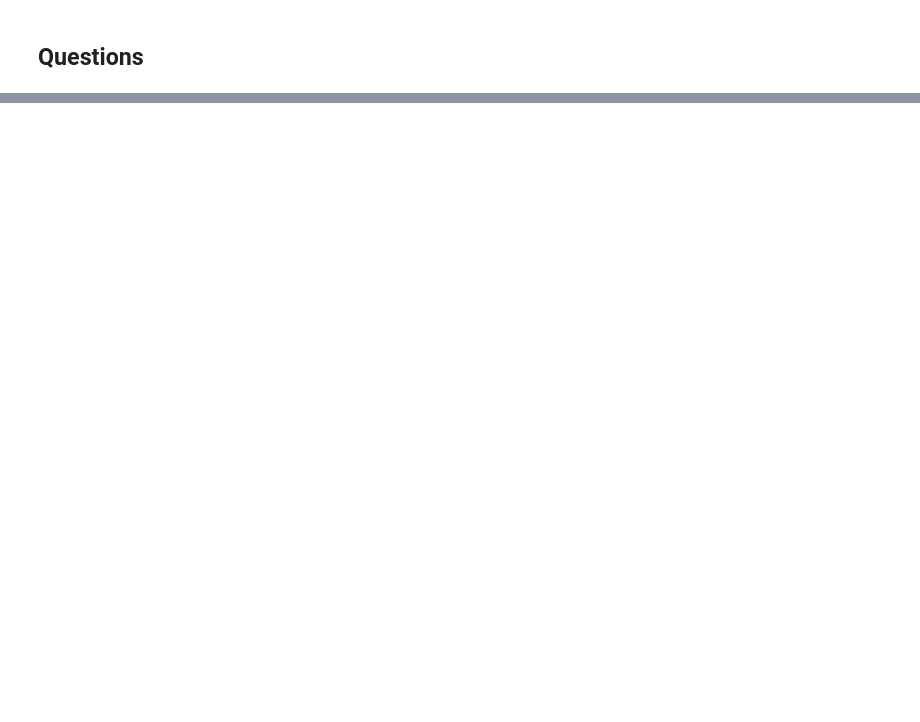
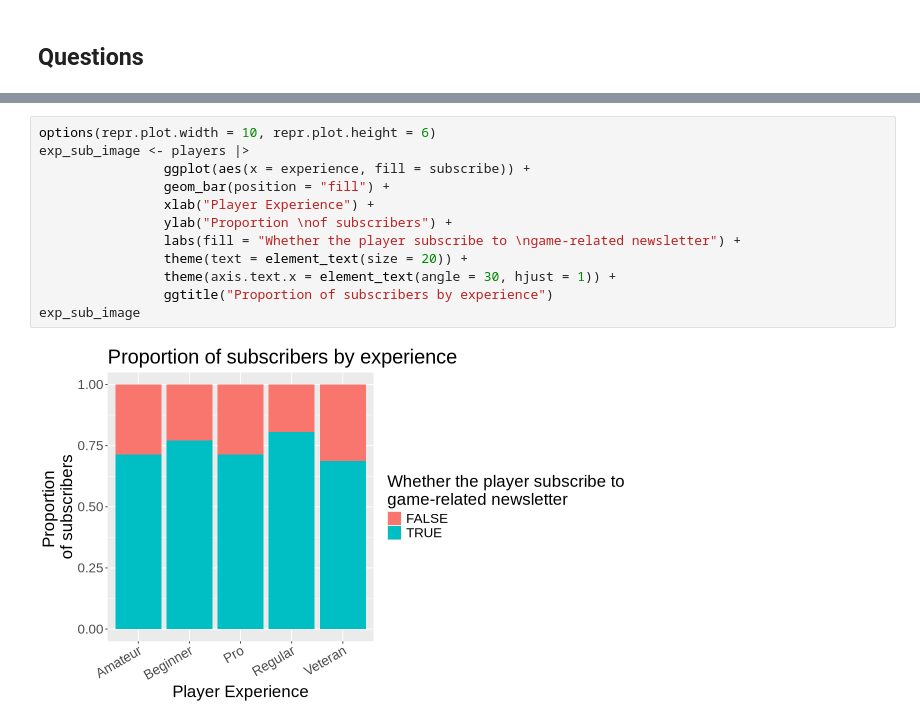
Before and after one commit to MrSaltyPotatoes/UBC-DSCI-100-Project, a Jupyter notebook: Individual Plan.ipynb, the cells around one changed output, grey strips where cells are left out. Saved outputs shown, nothing was run; the diff lists cells and outputs as text; blank space fills up the shorter version.

Commit message:
Commit 4 Data Visualizations added
Data are imported, mean of the quantitative variable is calculated and shown in a table, data visualizations are plotted and analyzed.

```diff
--- a/Individual Plan.ipynb
+++ b/Individual Plan.ipynb
@@ -117,0 +103,14 @@ The dataset `players.csv` contains the explanatory variables (`experience`,`play
+# %%
+options(repr.plot.width = 10, repr.plot.height = 6)
+exp_sub_image <- players |>
+                ggplot(aes(x = experience, fill = subscribe)) +
+                geom_bar(position = "fill") +
+                xlab("Player Experience") +
+                ylab("Proportion \nof subscribers") +
+                labs(fill = "Whether the player subscribe to \ngame-related newsletter") +
+                theme(text = element_text(size = 20)) +
+                theme(axis.text.x = element_text(angle = 30, hjust = 1)) +
+                ggtitle("Proportion of subscribers by experience")
+exp_sub_image
+# %% [output]
+[figure, added]
```
Also changed, not shown: parts of 14 cells of this notebook.
